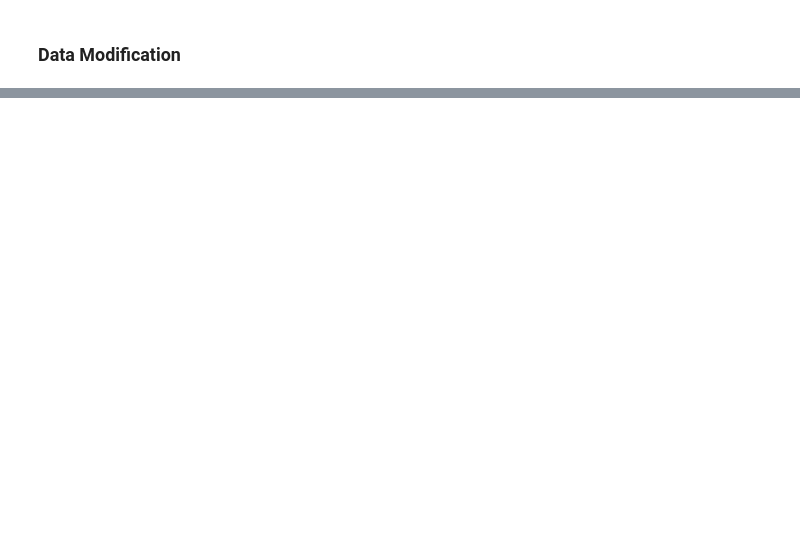
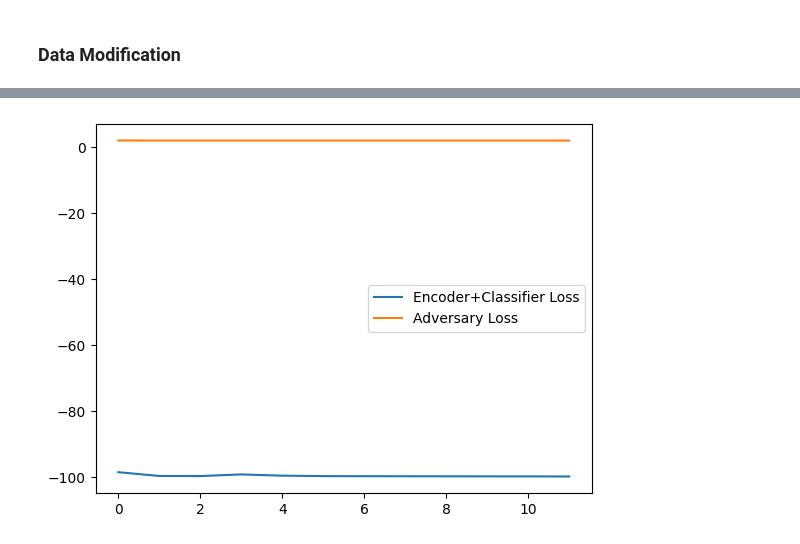
Before and after one commit to Vinschers/LAFTR, a Jupyter notebook: LAFTR.ipynb, the cells around one changed output, grey strips where cells are left out. Cells and saved outputs as stored; diff of their text form; code cells hidden in the pictures; blank space fills up the shorter version.

Commit message:
Fix mistakes on the architecture and refactor functions on Adversary Loss

```diff
--- a/LAFTR.ipynb
+++ b/LAFTR.ipynb
@@ -44,26 +46,23 @@ plt.show()
 # Setup for DP
 
 C = 2
-learning_rate = 1e-3
-gamma = 1 / C
+learning_rate = 1e-2
+gamma = 100 / C
 
-encoder = Encoder(10).to(device)
+encoder = MLPEncoder(10).to(device)
 classifier = Classifier(10).to(device)
 adv = Adversary(10).to(device)
 
 adversaries = ModuleList([adv for _ in range(C)])
 
-criterion_class = BCEWithLogitsLoss()
+criterion_class = CrossEntropyLoss()
 
 optimizer_enc_class = Adam(list(encoder.parameters()) + list(classifier.parameters()), lr=learning_rate)
 
 optimizer_adv = Adam(adv.parameters(), lr=learning_rate / C)
 optimizers_adv = [optimizer_adv for _ in range(C)]
 
-train_loader  = torch.utils.data.DataLoader(
-    dataset1, batch_size=64, shuffle=True, num_workers=4
-)
+train_loader  = DataLoader(train_set, batch_size=256, shuffle=True)
 # %%
-from train import train_laftr
-train_laftr(encoder, classifier, adversaries, criterion_class, optimizer_enc_class, optimizers_adv, train_loader, gamma, device=device, verbose=True)
+losses_enc, losses_adv = train_laftr(encoder, classifier, adversaries, criterion_class, optimizer_enc_class, optimizers_adv, train_loader, gamma, device=device, verbose=True)
 # %% [output]
@@ -74,0 +81,8 @@ KeyboardInterrupt:
+# %%
+plt.plot(losses_enc, label="Encoder+Classifier Loss")
+plt.plot(losses_adv, label="Adversary Loss")
+
+plt.legend()
+plt.show()
+# %% [output]
+[figure, added]
```
Also changed, not shown: parts of 7 cells of this notebook, 5 other files.
